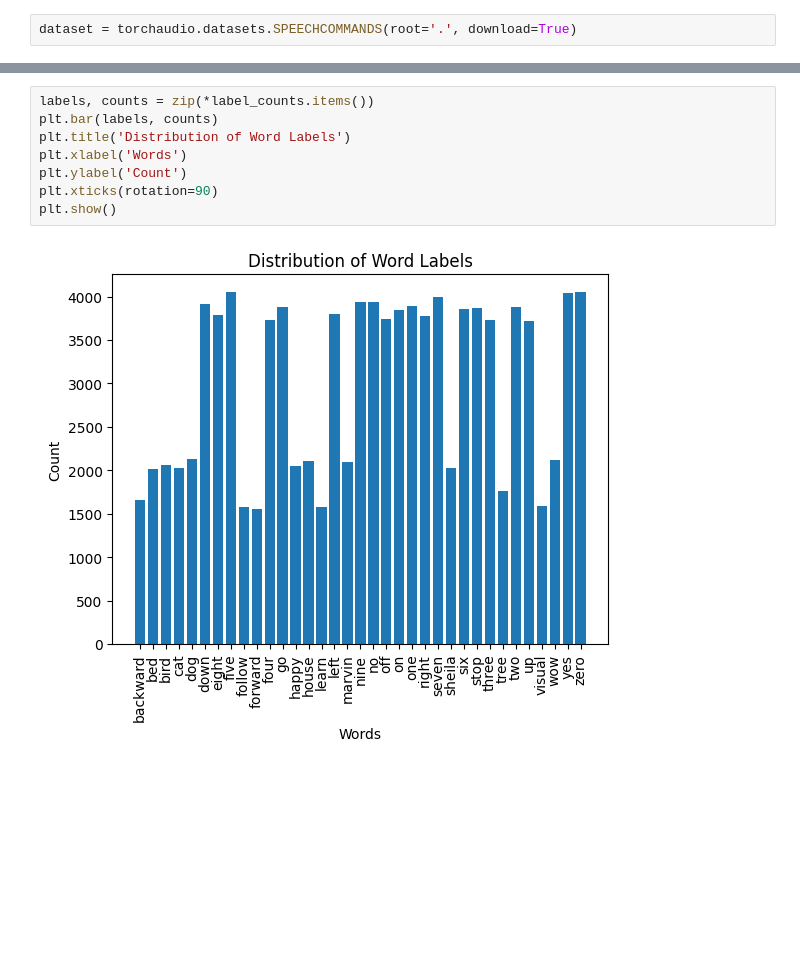
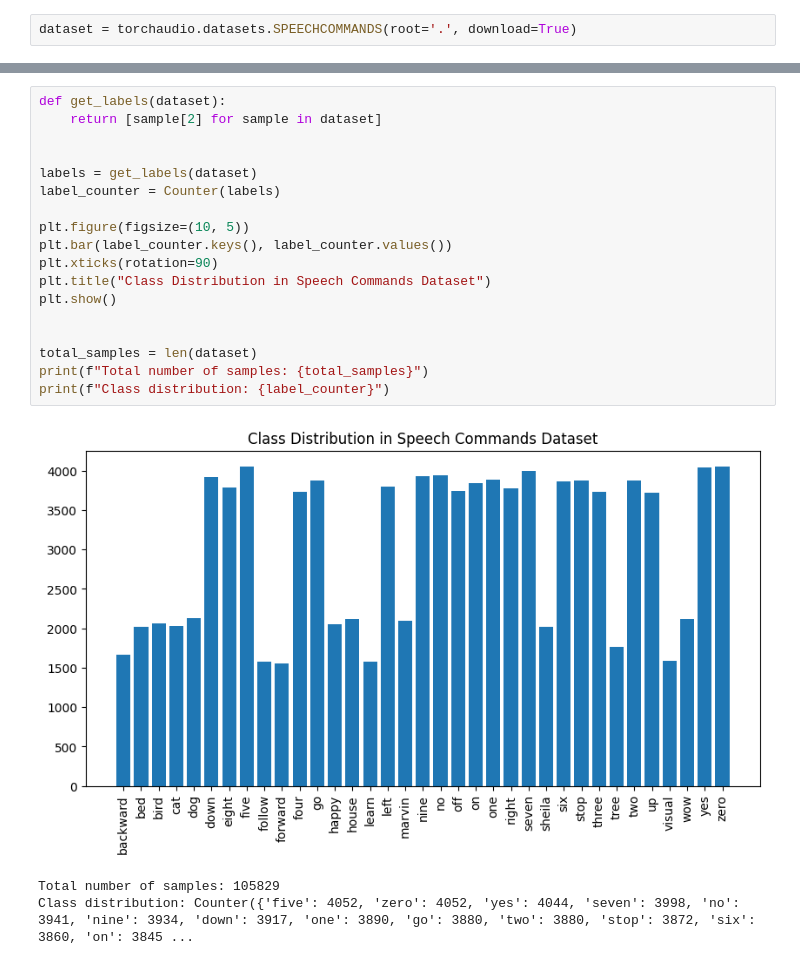
Before and after one commit to gargjayant/102117156-SESS_LE1, a Jupyter notebook: 102117156_Jayant.ipynb, the cells around one changed output, grey strips where cells are left out. Drawn from its saved outputs; the diff is of its cells as text; blank space fills up the shorter version.

```diff
--- a/102117156_Jayant.ipynb
+++ b/102117156_Jayant.ipynb
@@ -192,10 +134,22 @@ plt.show()
-# %%
-labels, counts = zip(*label_counts.items())
-plt.bar(labels, counts)
-plt.title('Distribution of Word Labels')
-plt.xlabel('Words')
-plt.ylabel('Count')
-plt.xticks(rotation=90)
-plt.show()
-# %% [output]
-[figure, removed]
+# %%
+def get_labels(dataset):
+    return [sample[2] for sample in dataset]
+
+
+labels = get_labels(dataset)
+label_counter = Counter(labels)
+
+plt.figure(figsize=(10, 5))
+plt.bar(label_counter.keys(), label_counter.values())
+plt.xticks(rotation=90)
+plt.title("Class Distribution in Speech Commands Dataset")
+plt.show()
+
+
+total_samples = len(dataset)
+print(f"Total number of samples: {total_samples}")
+print(f"Class distribution: {label_counter}")
+# %% [output]
+[figure, added]
+Total number of samples: 105829
+Class distribution: Counter({'five': 4052, 'zero': 4052, 'yes': 4044, 'seven': 3998, 'no': 3941, 'nine': 3934, 'down': 3917, 'one': 3890, 'go': 3880, 'two': 3880, 'stop': 3872, 'six': 3860, 'on': 3845 ...
```
Also changed, not shown: parts of 12 cells of this notebook.
